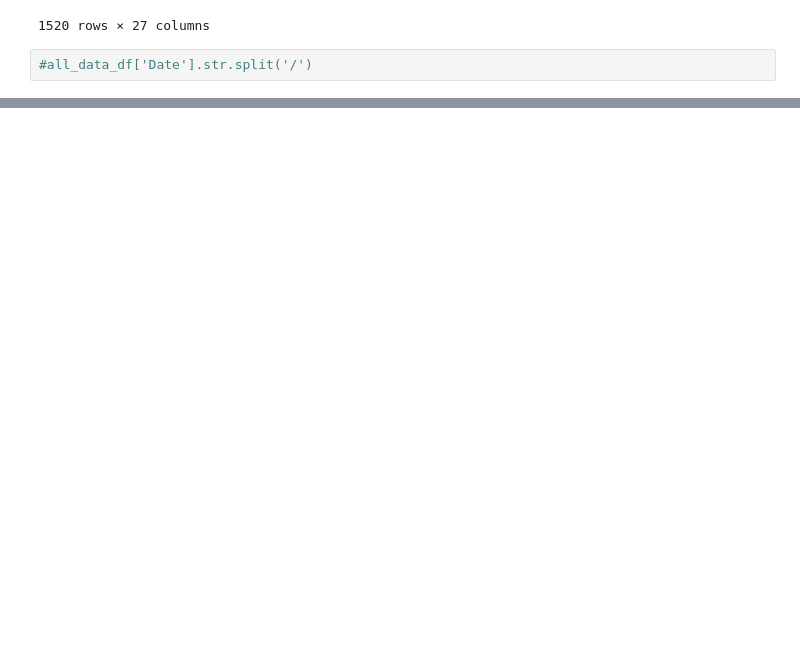
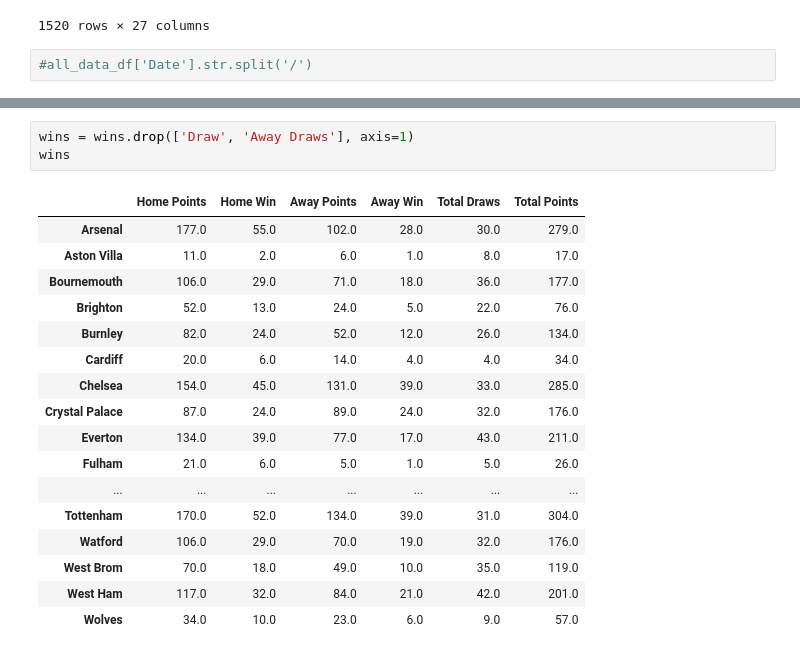
Before and after one commit to ethomps33/Premier_League_Sports_Analysis, a Jupyter notebook: Untitled.ipynb, the cells around one changed output, grey strips where cells are left out. Saved outputs shown, nothing was run; the diff lists cells and outputs as text; blank space fills up the shorter version.

```diff
--- a/Untitled.ipynb
+++ b/Untitled.ipynb
@@ -173,3 +193,24 @@ wins.sort_values('Total Points',ascending=False)
+# %%
+wins = wins.drop(['Draw', 'Away Draws'], axis=1)
+wins
+# %% [output]
+|  | Home Points | Home Win | Away Points | Away Win | Total Draws | Total Points |
+| Arsenal | 177.0 | 55.0 | 102.0 | 28.0 | 30.0 | 279.0 |
+| Aston Villa | 11.0 | 2.0 | 6.0 | 1.0 | 8.0 | 17.0 |
+| Bournemouth | 106.0 | 29.0 | 71.0 | 18.0 | 36.0 | 177.0 |
+| Brighton | 52.0 | 13.0 | 24.0 | 5.0 | 22.0 | 76.0 |
+| Burnley | 82.0 | 24.0 | 52.0 | 12.0 | 26.0 | 134.0 |
+| Cardiff | 20.0 | 6.0 | 14.0 | 4.0 | 4.0 | 34.0 |
+| Chelsea | 154.0 | 45.0 | 131.0 | 39.0 | 33.0 | 285.0 |
+| Crystal Palace | 87.0 | 24.0 | 89.0 | 24.0 | 32.0 | 176.0 |
+| Everton | 134.0 | 39.0 | 77.0 | 17.0 | 43.0 | 211.0 |
+| Fulham | 21.0 | 6.0 | 5.0 | 1.0 | 5.0 | 26.0 |
+| ... | ... | ... | ... | ... | ... | ... |
+| Tottenham | 170.0 | 52.0 | 134.0 | 39.0 | 31.0 | 304.0 |
+| Watford | 106.0 | 29.0 | 70.0 | 19.0 | 32.0 | 176.0 |
+| West Brom | 70.0 | 18.0 | 49.0 | 10.0 | 35.0 | 119.0 |
+| West Ham | 117.0 | 32.0 | 84.0 | 21.0 | 42.0 | 201.0 |
+| Wolves | 34.0 | 10.0 | 23.0 | 6.0 | 9.0 | 57.0 |
 # %%
 home_wins.plot(kind='bar', rot=45, figsize=(15,5))
 # %% [output]
```
Also changed, not shown: parts of 7 cells of this notebook.
